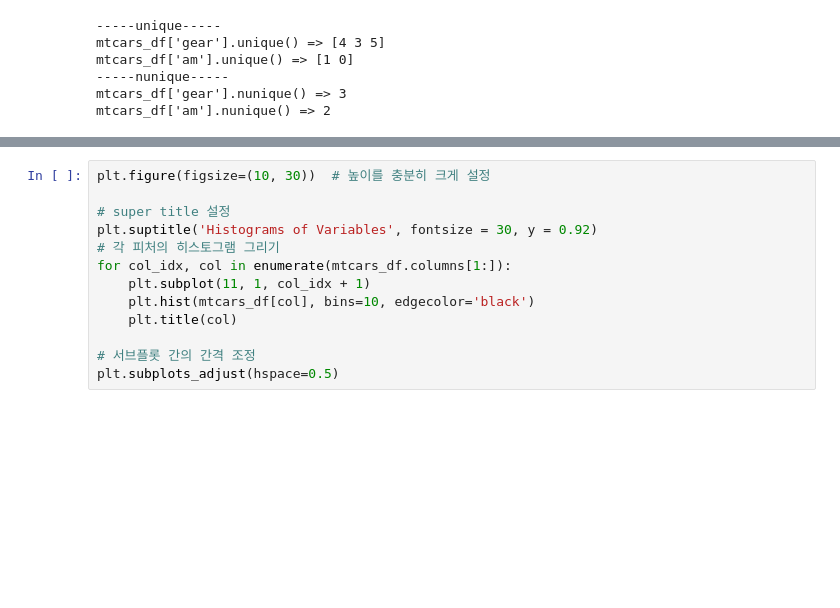
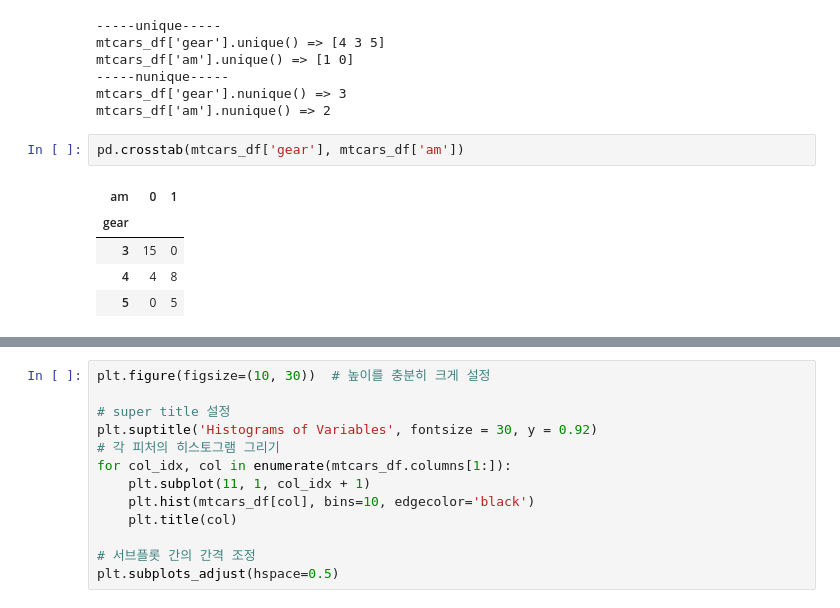
Before and after one commit to dlawork9888/softeer_4th_wiki, a Jupyter notebook: w1/mtcars/mtcars.ipynb, the cells around one changed output, grey strips where cells are left out. Cells and saved outputs as stored; diff of their text form; blank space fills up the shorter version.

```diff
--- a/w1/mtcars/mtcars.ipynb
+++ b/w1/mtcars/mtcars.ipynb
@@ -149,3 +149,11 @@ mtcars_df['am'].unique() => [1 0]
 -----nunique-----
 mtcars_df['gear'].nunique() => 3
 mtcars_df['am'].nunique() => 2
+# %%
+pd.crosstab(mtcars_df['gear'], mtcars_df['am'])
+# %% [output]
+| am | 0 | 1 |
+| gear |  |  |
+| 3 | 15 | 0 |
+| 4 | 4 | 8 |
+| 5 | 0 | 5 |
```
Also changed, not shown: parts of 3 cells of this notebook.
